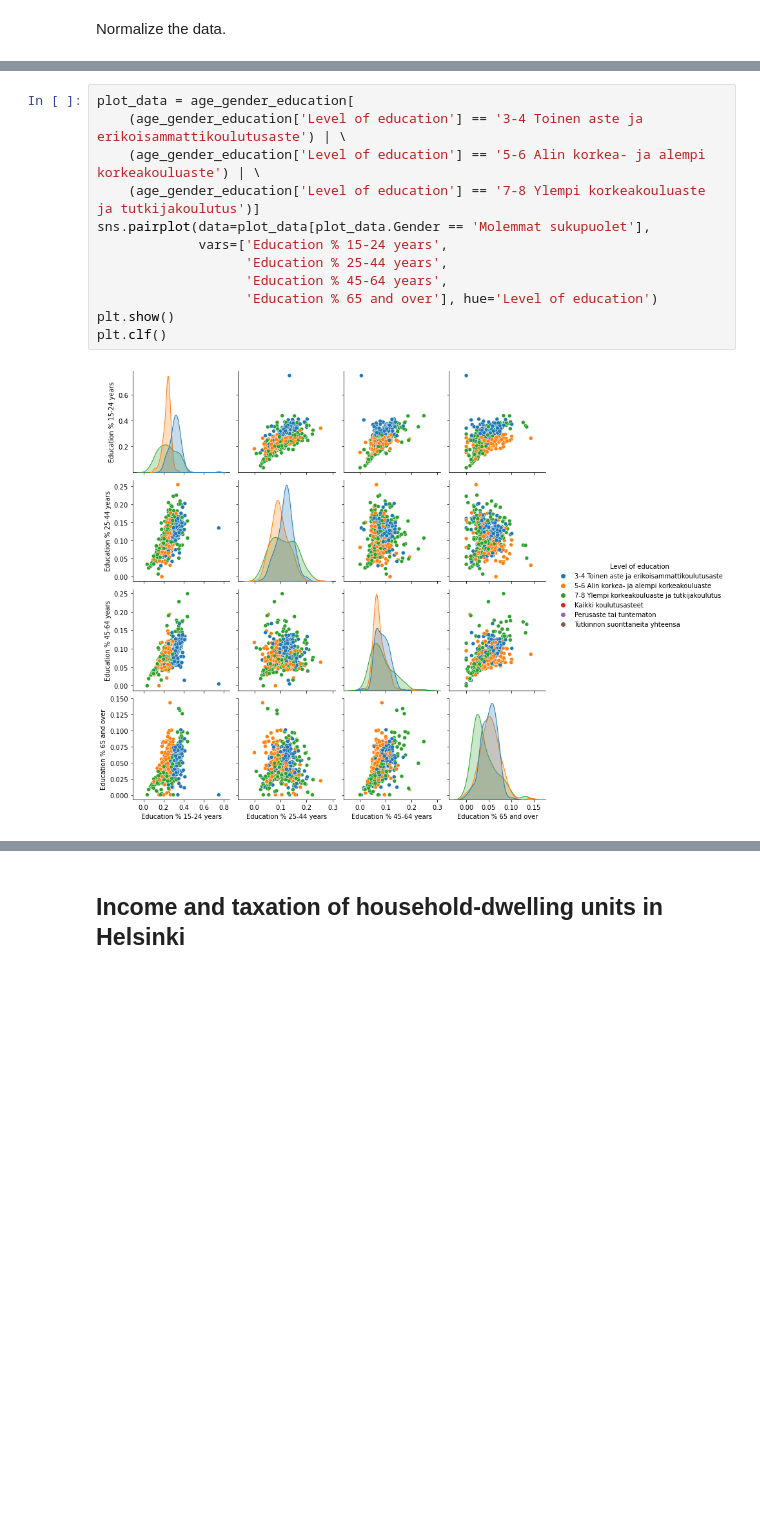
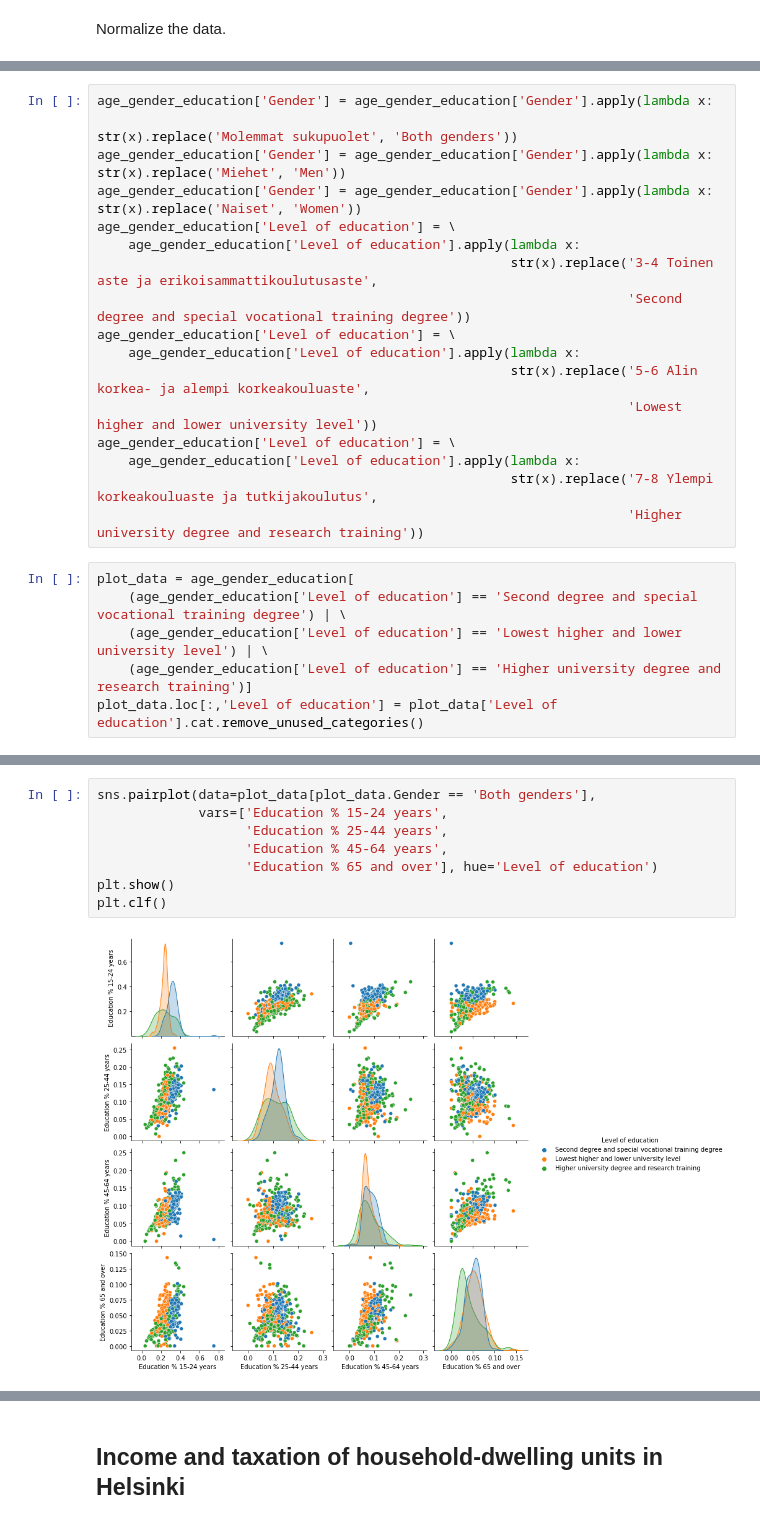
Before and after one commit to phuvio/Introduction-to-Data-Science, a Jupyter notebook: src/Introduction to Data Science - miniproject.ipynb, the cells around one changed output, grey strips where cells are left out. Saved outputs shown, nothing was run; the diff lists cells and outputs as text; blank space fills up the shorter version.

Commit message:
clean data

```diff
--- a/src/Introduction to Data Science - miniproject.ipynb
+++ b/src/Introduction to Data Science - miniproject.ipynb
@@ -114,0 +117,23 @@ age_gender_education.head(10)
+# %%
+age_gender_education['Gender'] = age_gender_education['Gender'].apply(lambda x:
+                                                                      str(x).replace('Molemmat sukupuolet', 'Both genders'))
+age_gender_education['Gender'] = age_gender_education['Gender'].apply(lambda x: str(x).replace('Miehet', 'Men'))
+age_gender_education['Gender'] = age_gender_education['Gender'].apply(lambda x: str(x).replace('Naiset', 'Women'))
+age_gender_education['Level of education'] = \
+    age_gender_education['Level of education'].apply(lambda x:
+                                                     str(x).replace('3-4 Toinen aste ja erikoisammattikoulutusaste',
+                                                                    'Second degree and special vocational training degree'))
+age_gender_education['Level of education'] = \
+    age_gender_education['Level of education'].apply(lambda x:
+                                                     str(x).replace('5-6 Alin korkea- ja alempi korkeakouluaste',
+                                                                    'Lowest higher and lower university level'))
+age_gender_education['Level of education'] = \
+    age_gender_education['Level of education'].apply(lambda x:
+                                                     str(x).replace('7-8 Ylempi korkeakouluaste ja tutkijakoulutus',
+                                                                    'Higher university degree and research training'))
+# %%
+plot_data = age_gender_education[
+    (age_gender_education['Level of education'] == 'Second degree and special vocational training degree') | \
+    (age_gender_education['Level of education'] == 'Lowest higher and lower university level') | \
+    (age_gender_education['Level of education'] == 'Higher university degree and research training')]
+plot_data.loc[:,'Level of education'] = plot_data['Level of education'].cat.remove_unused_categories()
@@ -115,16 +146,12 @@ age_gender_education.head(10)
 # %%
-plot_data = age_gender_education[
-    (age_gender_education['Level of education'] == '3-4 Toinen aste ja erikoisammattikoulutusaste') | \
-    (age_gender_education['Level of education'] == '5-6 Alin korkea- ja alempi korkeakouluaste') | \
-    (age_gender_education['Level of education'] == '7-8 Ylempi korkeakouluaste ja tutkijakoulutus')]
-sns.pairplot(data=plot_data[plot_data.Gender == 'Molemmat sukupuolet'],
+sns.pairplot(data=plot_data[plot_data.Gender == 'Both genders'],
              vars=['Education % 15-24 years',
                    'Education % 25-44 years',
                    'Education % 45-64 years',
                    'Education % 65 and over'], hue='Level of education')
 plt.show()
 plt.clf()
 # %% [output]
-[figure, old version]
+[figure, new version]
 <Figure size 432x288 with 0 Axes>
 # %%
```
Also changed, not shown: parts of 36 cells of this notebook.
